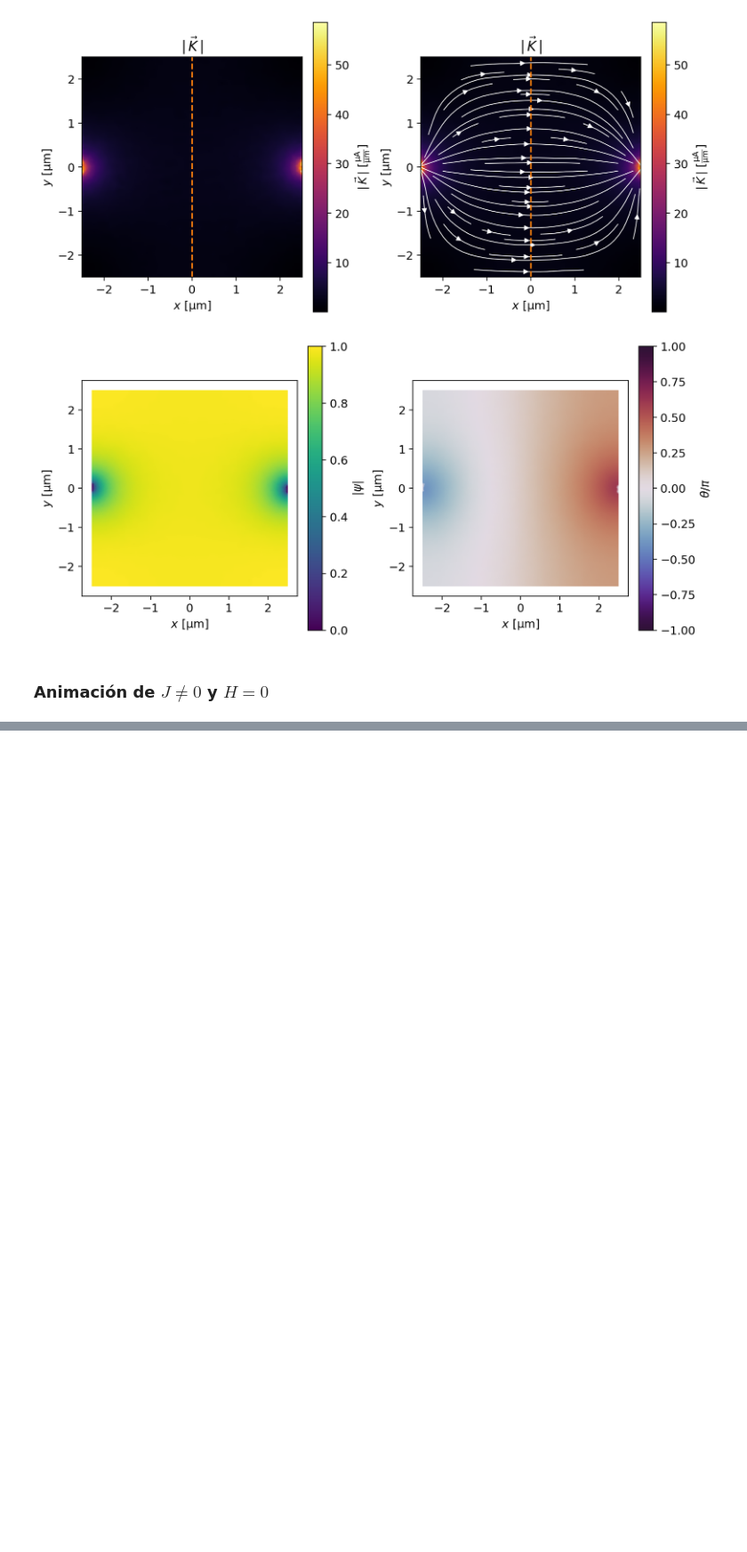
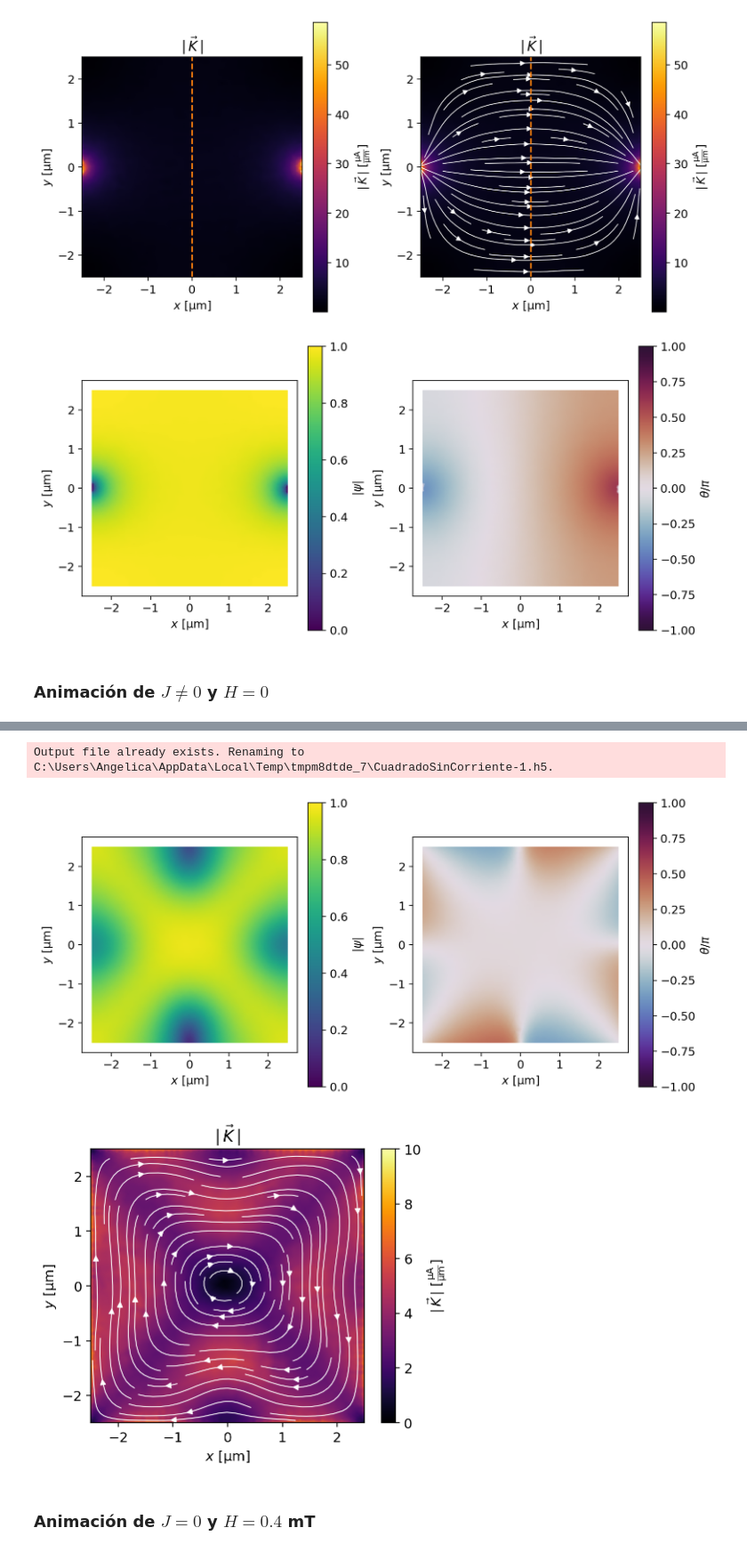
Before and after one commit to amvallejom/Proyecto_Electrodinamica, a Jupyter notebook: Prueba.ipynb, the cells around one changed output, grey strips where cells are left out. Shown at 89% size. Saved outputs shown, nothing was run; the diff lists cells and outputs as text; code cells hidden in the pictures; blank space fills up the shorter version.

```diff
--- a/Prueba.ipynb
+++ b/Prueba.ipynb
@@ -205,0 +214,52 @@ if MAKE_ANIMATIONS:
+# %%
+# SE VUELVE A CREAR EL DEVICE Y LA MALLA SIN LAS TERMINALES
+device1 = tdgl.Device(
+    "weak_link",
+    layer=layer,
+    film=film,
+    probe_points=probe_points,
+    length_units=length_units,
+)
+
+device1.make_mesh(max_edge_length=xi / 2, smooth=100)
+# %%
+options = tdgl.SolverOptions(
+    solve_time=200, # La simulación corre por n unidades de tiempo
+    output_file=os.path.join(tempdir.name, "CuadradoSinCorriente.h5"),
+    field_units = "mT",
+    current_units="uA",
+)
+
+RAMP_FIELD = True
+
+if RAMP_FIELD:
+    from tdgl.sources import LinearRamp, ConstantField
+
+    # Ramp the applied field from 0 to 0.4 mT between t=0 and t=100, then hold it at 0.4 mT.
+    applied_vector_potential = (
+        LinearRamp(tmin=0, tmax=100)
+        * ConstantField(0.4, field_units=options.field_units, length_units=device.length_units)
+    )
+else:
+    # If applied_vector_potential is given as a single number,
+    # it is interpreted to mean the vector potential associated with a
+    # uniform out-of-plane magnetic field with the specified strength.
+    # This is simply shorthand for
+    # ConstantField(0.4, field_units=options.field_units, length_units=device.length_units).
+    applied_vector_potential = 0.4
+
+zero_current_solution = tdgl.solve(
+    device1,
+    options,
+    applied_vector_potential=applied_vector_potential,
+)
+# %% [output]
+Output file already exists. Renaming to C:\Users\Angelica\AppData\Local\Temp\tmpm8dtde_7\CuadradoSinCorriente-1.h5.
+# %%
+fig, axes = zero_current_solution.plot_order_parameter(figsize=(9, 4))
+fig, ax = zero_current_solution.plot_currents(min_stream_amp=0.075, vmin=0, vmax=10)
+# %% [output]
+[figure, added]
+[figure, added]
+# %% [markdown]
+### Animación de $J = 0$ y $H = 0.4$ mT
```
Also changed, not shown: parts of 7 cells of this notebook, 2 other files.
